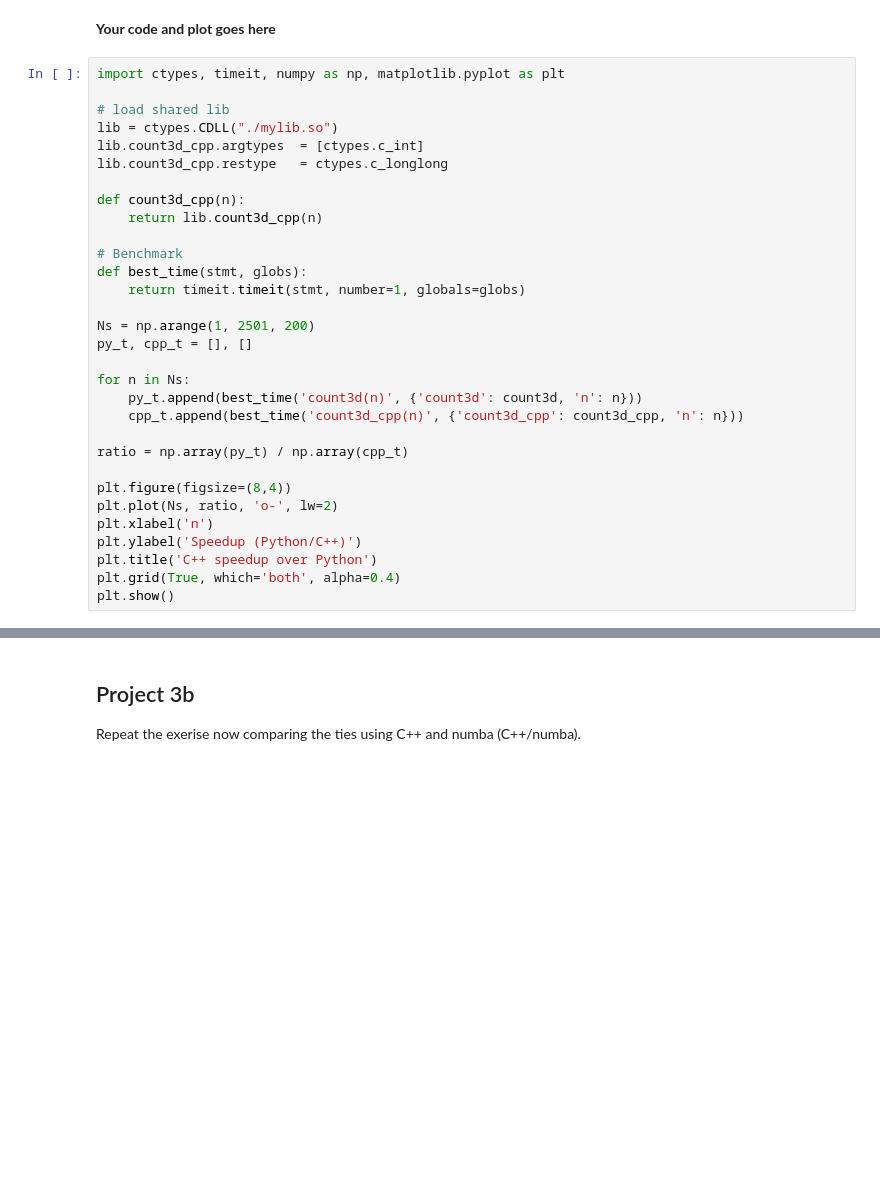
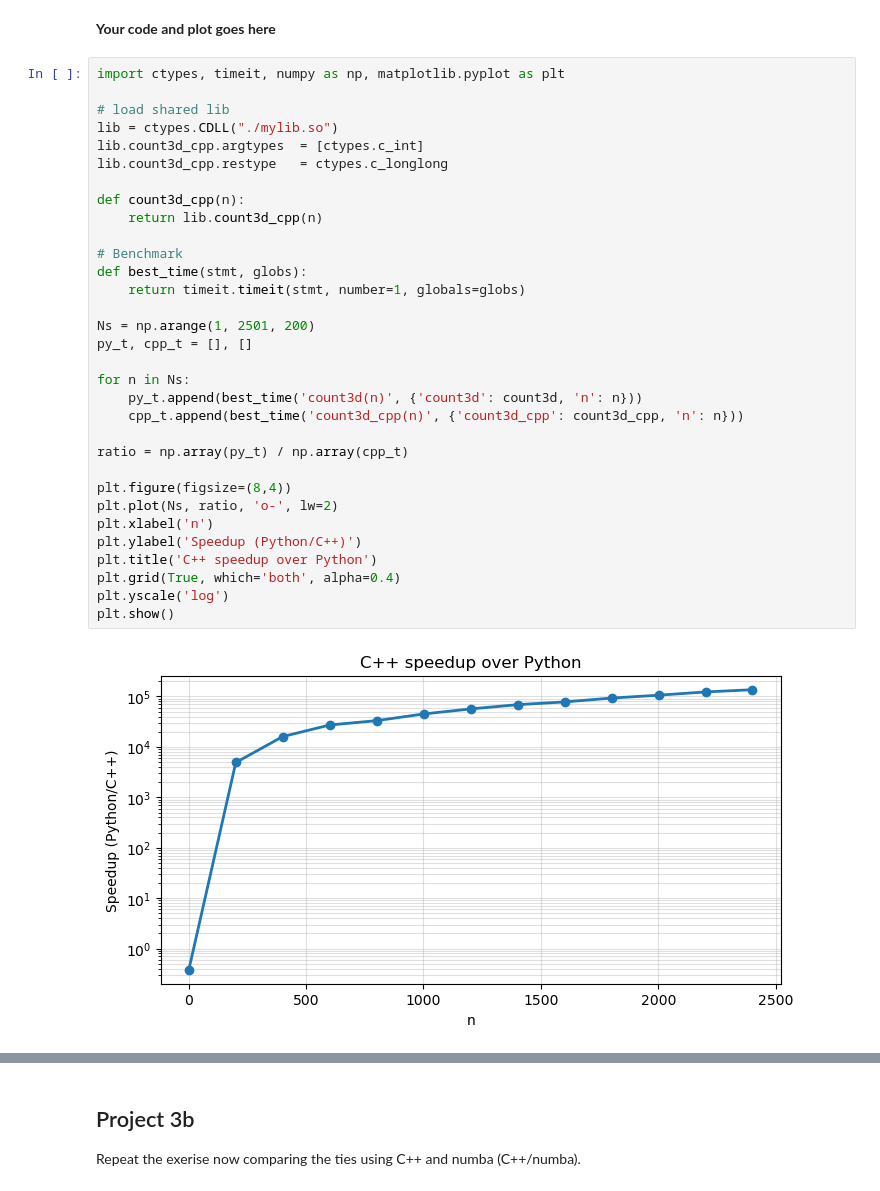
Before and after one commit to MohhamedRafi12/C-to-Python, a Jupyter notebook: cppyy.ipynb, the cells around one changed output, grey strips where cells are left out. Cells and saved outputs as stored; diff of their text form; blank space fills up the shorter version.

```diff
--- a/cppyy.ipynb
+++ b/cppyy.ipynb
@@ -260,33 +262,36 @@ In the example below timeit executes the count3d function with n=10.  In this ex
 import ctypes, timeit, numpy as np, matplotlib.pyplot as plt
 
 # load shared lib
 lib = ctypes.CDLL("./mylib.so")
 lib.count3d_cpp.argtypes  = [ctypes.c_int]
 lib.count3d_cpp.restype   = ctypes.c_longlong
 
 def count3d_cpp(n):
     return lib.count3d_cpp(n)
 
 # Benchmark
 def best_time(stmt, globs):
     return timeit.timeit(stmt, number=1, globals=globs)
 
 Ns = np.arange(1, 2501, 200)
 py_t, cpp_t = [], []
 
 for n in Ns:
     py_t.append(best_time('count3d(n)', {'count3d': count3d, 'n': n}))
     cpp_t.append(best_time('count3d_cpp(n)', {'count3d_cpp': count3d_cpp, 'n': n}))
 
 ratio = np.array(py_t) / np.array(cpp_t)
 
 plt.figure(figsize=(8,4))
 plt.plot(Ns, ratio, 'o-', lw=2)
 plt.xlabel('n')
 plt.ylabel('Speedup (Python/C++)')
 plt.title('C++ speedup over Python')
 plt.grid(True, which='both', alpha=0.4)
+plt.yscale('log')
 plt.show()
+# %% [output]
+[figure, added]
 # %%
 #%time count3d(ncount)
 
```
Also changed, not shown: parts of 7 cells of this notebook, 1 other file.
